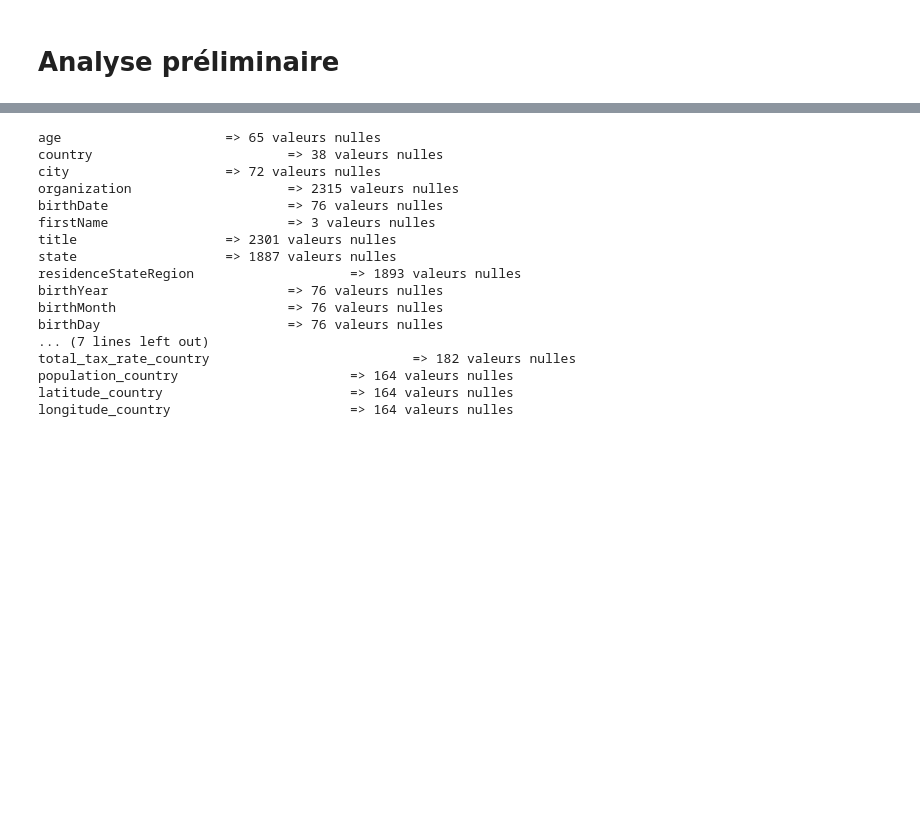
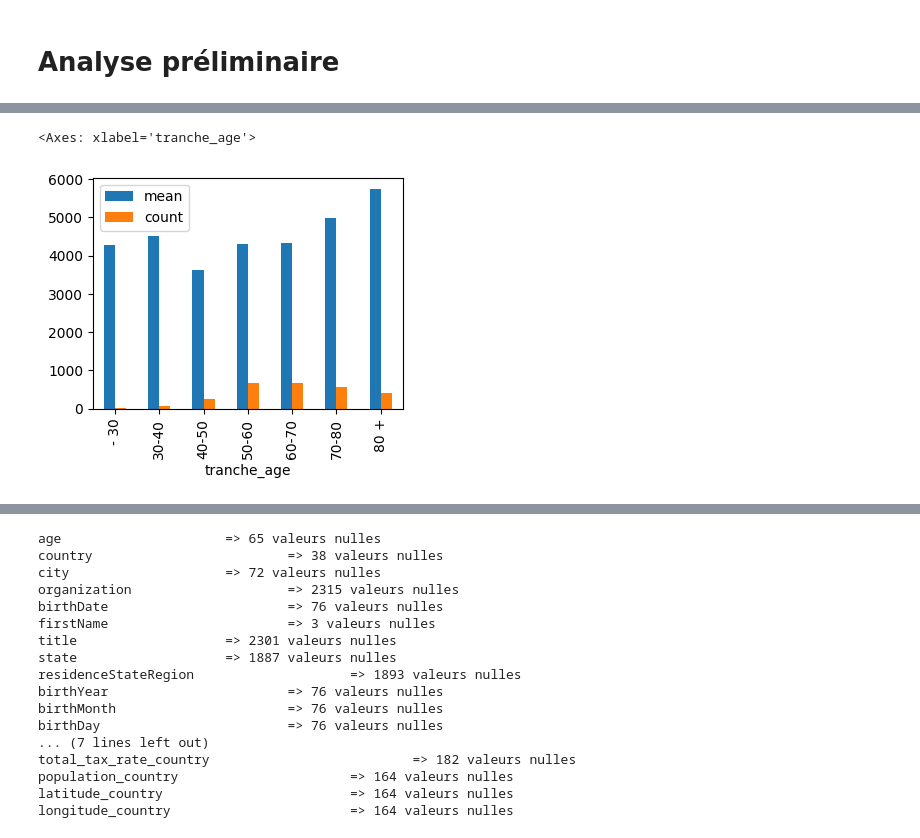
Before and after one commit to BrunetAlexis/Brief_2_Simplon, a Jupyter notebook: Simplon_Brief_Remi.ipynb, the cells around one changed output, grey strips where cells are left out. Drawn from its saved outputs; the diff is of its cells as text; code cells hidden in the pictures; blank space fills up the shorter version.

```diff
--- a/Simplon_Brief_Remi.ipynb
+++ b/Simplon_Brief_Remi.ipynb
@@ -55,0 +141,23 @@ data.describe(include='all')
+# %%
+def tranche_age(age):
+  if age <= 30:
+    return '- 30'
+  elif age <= 40:
+    return '30-40'
+  elif age <= 50:
+    return '40-50'
+  elif age <= 60:
+    return '50-60'
+  elif age <= 70:
+    return '60-70'
+  elif age <= 80:
+    return '70-80'
+  else:
+    return '80 +'
+
+data['tranche_age'] = data.age.apply(lambda x: tranche_age(x))
+# %%
+data.groupby('tranche_age')['finalWorth'].agg(['mean','count']).plot.bar(figsize=(4,3))
+# %% [output]
+<Axes: xlabel='tranche_age'>
+[figure, added]
```
Also changed, not shown: parts of 34 cells of this notebook.
